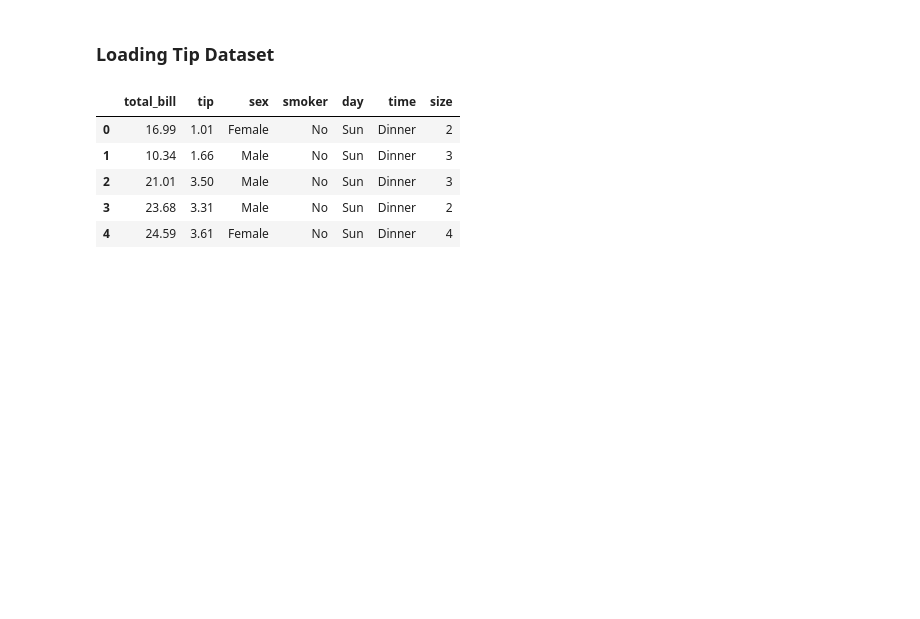
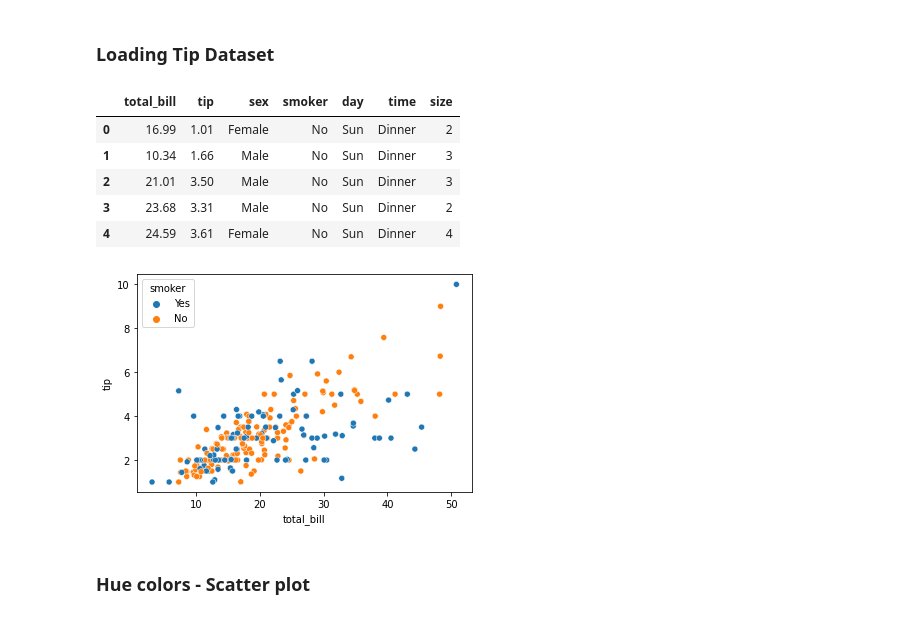
Before and after one commit to ishtiakrongon/Datacamp-Introduction_to_Data_Visualization_with_Seaborn, a Jupyter notebook: Introduction to seaborn.ipynb, the cells around one changed output. Drawn from its saved outputs; the diff is of its cells as text; code cells hidden in the pictures; blank space fills up the shorter version.

```diff
--- a/Introduction to seaborn.ipynb
+++ b/Introduction to seaborn.ipynb
@@ -108,3 +108,16 @@ tips.head()
 | 2 | 21.01 | 3.50 | Male | No | Sun | Dinner | 3 |
 | 3 | 23.68 | 3.31 | Male | No | Sun | Dinner | 2 |
 | 4 | 24.59 | 3.61 | Female | No | Sun | Dinner | 4 |
+# %%
+sns.scatterplot(
+    x = "total_bill",
+    y = "tip",
+    data = tips,
+    hue = 'smoker',
+    hue_order = ["Yes", "No"]
+)
+plt.show()
+# %% [output]
+[figure, added]
+# %% [markdown]
+### Hue colors - Scatter plot
```
Also changed, not shown: parts of 4 cells of this notebook.
